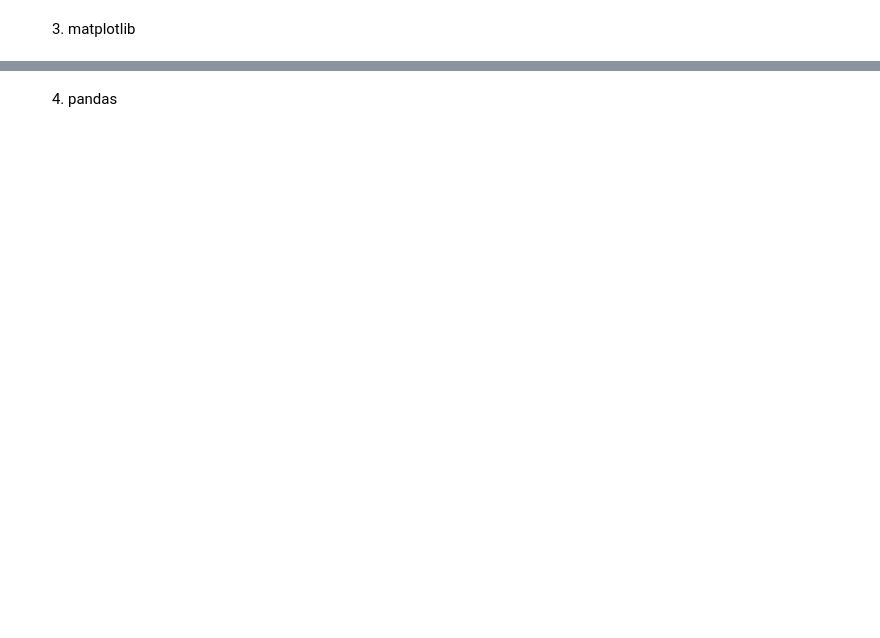
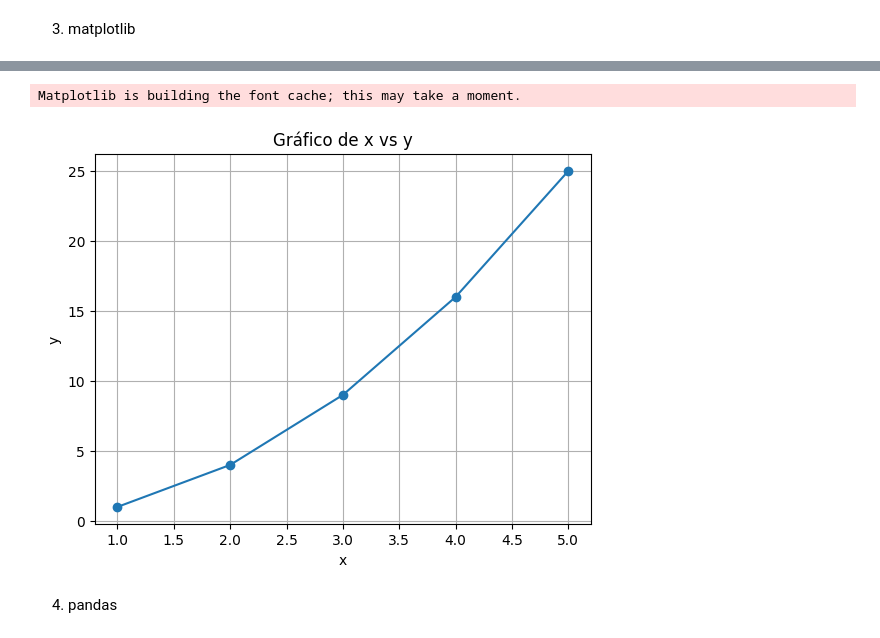
Before and after one commit to Karen-0303/SIM_V2025, a Jupyter notebook: ACTIVIDAD_1.1.0/Ejemplo_Python.ipynb, the cells around one changed output, grey strips where cells are left out. Saved outputs shown, nothing was run; the diff lists cells and outputs as text; code cells hidden in the pictures; blank space fills up the shorter version.

```diff
--- a/ACTIVIDAD_1.1.0/Ejemplo_Python.ipynb
+++ b/ACTIVIDAD_1.1.0/Ejemplo_Python.ipynb
@@ -68,4 +58,18 @@ Successfully installed contourpy-1.3.2 cycler-0.12.1 fonttools-4.58.0 kiwisolver
 Note: you may need to restart the kernel to use updated packages.
+# %%
+import matplotlib.pyplot as plt
+# Crear un gráfico simple
+x = [1, 2, 3, 4, 5]
+y = [1, 4, 9, 16, 25]
+plt.plot(x, y, marker='o')
+plt.title("Gráfico de x vs y")
+plt.xlabel("x")
+plt.ylabel("y")
+plt.grid(True)
+plt.show()
+# %% [output]
+Matplotlib is building the font cache; this may take a moment.
+[figure, added]
 # %% [markdown]
  4. pandas
 # %%
```
Also changed, not shown: parts of 15 cells of this notebook.
